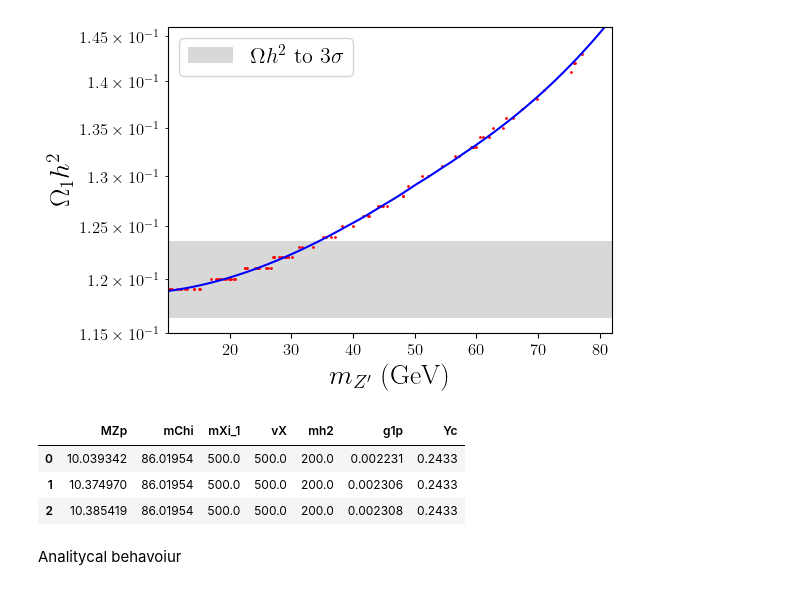
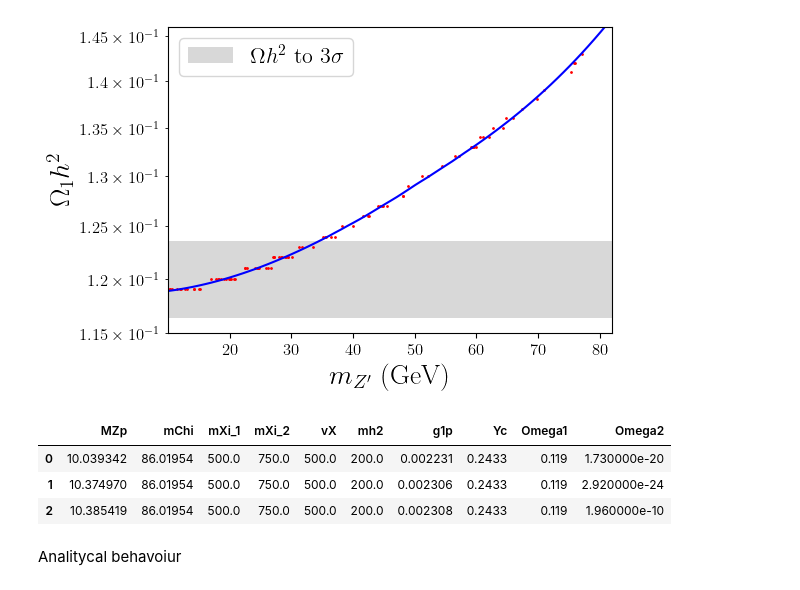
Before and after one commit to davidsuarezr/MDEO, a Jupyter notebook: Benchmark-point-DM-NO-KM.ipynb, the cells around one changed output. Saved outputs shown, nothing was run; the diff lists cells and outputs as text; code cells hidden in the pictures.

```diff
--- a/Benchmark-point-DM-NO-KM.ipynb
+++ b/Benchmark-point-DM-NO-KM.ipynb
@@ -113,12 +113,12 @@ plt.tight_layout()
 # %% [output]
 [figure]
 # %%
-xd[['MZp','mChi','mXi_1','vX','mh2','g1p','Yc']][:3]
+xd[['MZp','mChi','mXi_1','mXi_2','vX','mh2','g1p','Yc','Omega1','Omega2']][:3]
 # %% [output]
-|  | MZp | mChi | mXi_1 | vX | mh2 | g1p | Yc |
-| 0 | 10.039342 | 86.01954 | 500.0 | 500.0 | 200.0 | 0.002231 | 0.2433 |
-| 1 | 10.374970 | 86.01954 | 500.0 | 500.0 | 200.0 | 0.002306 | 0.2433 |
-| 2 | 10.385419 | 86.01954 | 500.0 | 500.0 | 200.0 | 0.002308 | 0.2433 |
+|  | MZp | mChi | mXi_1 | mXi_2 | vX | mh2 | g1p | Yc | Omega1 | Omega2 |
+| 0 | 10.039342 | 86.01954 | 500.0 | 750.0 | 500.0 | 200.0 | 0.002231 | 0.2433 | 0.119 | 1.730000e-20 |
+| 1 | 10.374970 | 86.01954 | 500.0 | 750.0 | 500.0 | 200.0 | 0.002306 | 0.2433 | 0.119 | 2.920000e-24 |
+| 2 | 10.385419 | 86.01954 | 500.0 | 750.0 | 500.0 | 200.0 | 0.002308 | 0.2433 | 0.119 | 1.960000e-10 |
 # %% [markdown]
 Analitycal behavoiur
 # %%
```
Also changed, not shown: parts of 10 cells of this notebook.
